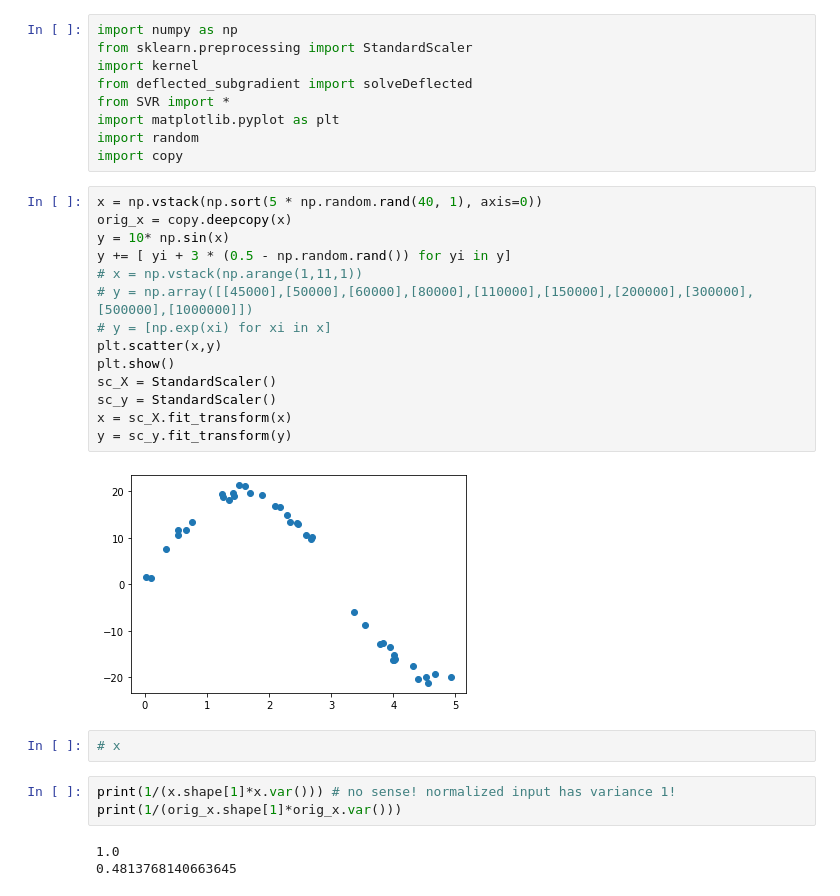
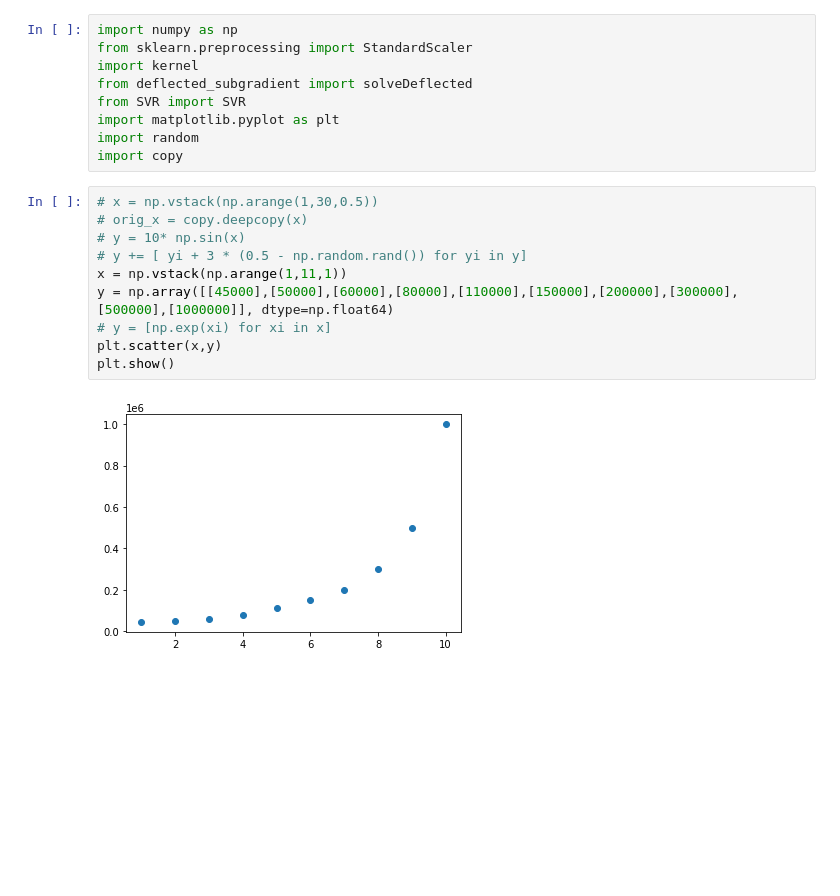
Before and after one commit to EliaPiccoli/ML-CM-Project, a Jupyter notebook: cm_scripts/prova_rbf.ipynb, the cells around one changed output. Drawn from its saved outputs; the diff is of its cells as text; blank space fills up the shorter version.

```diff
--- a/cm_scripts/prova_rbf.ipynb
+++ b/cm_scripts/prova_rbf.ipynb
@@ -3,31 +3,19 @@ import numpy as np
 from sklearn.preprocessing import StandardScaler
 import kernel
 from deflected_subgradient import solveDeflected
-from SVR import *
+from SVR import SVR
 import matplotlib.pyplot as plt
 import random
 import copy
 # %%
-x = np.vstack(np.sort(5 * np.random.rand(40, 1), axis=0))
-orig_x = copy.deepcopy(x)
-y = 10* np.sin(x)
-y += [ yi + 3 * (0.5 - np.random.rand()) for yi in y]
-# x = np.vstack(np.arange(1,11,1))
-# y = np.array([[45000],[50000],[60000],[80000],[110000],[150000],[200000],[300000],[500000],[1000000]])
+# x = np.vstack(np.arange(1,30,0.5))
+# orig_x = copy.deepcopy(x)
+# y = 10* np.sin(x)
+# y += [ yi + 3 * (0.5 - np.random.rand()) for yi in y]
+x = np.vstack(np.arange(1,11,1))
+y = np.array([[45000],[50000],[60000],[80000],[110000],[150000],[200000],[300000],[500000],[1000000]], dtype=np.float64)
 # y = [np.exp(xi) for xi in x]
 plt.scatter(x,y)
 plt.show()
-sc_X = StandardScaler()
-sc_y = StandardScaler()
-x = sc_X.fit_transform(x)
-y = sc_y.fit_transform(y)
 # %% [output]
-[figure, old version]
+[figure, new version]
-# %%
-# x
-# %%
-print(1/(x.shape[1]*x.var())) # no sense! normalized input has variance 1!
-print(1/(orig_x.shape[1]*orig_x.var()))
-# %% [output]
-1.0
-0.4813768140663645
```
Also changed, not shown: parts of 14 cells of this notebook, 6 other files.
